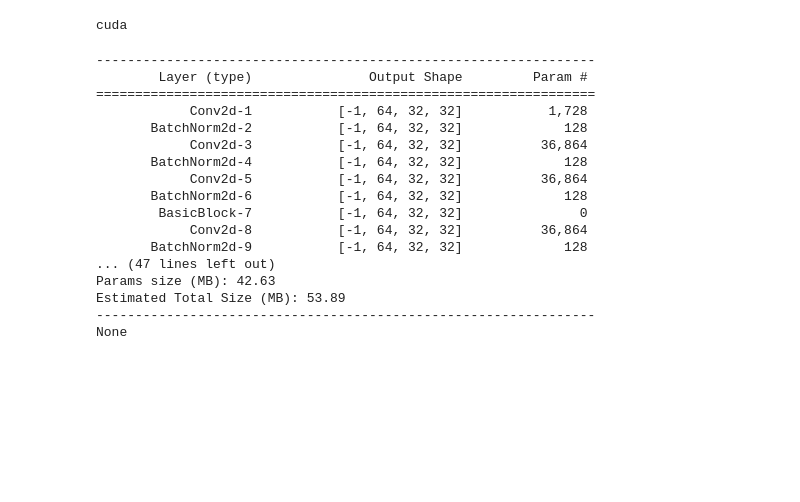
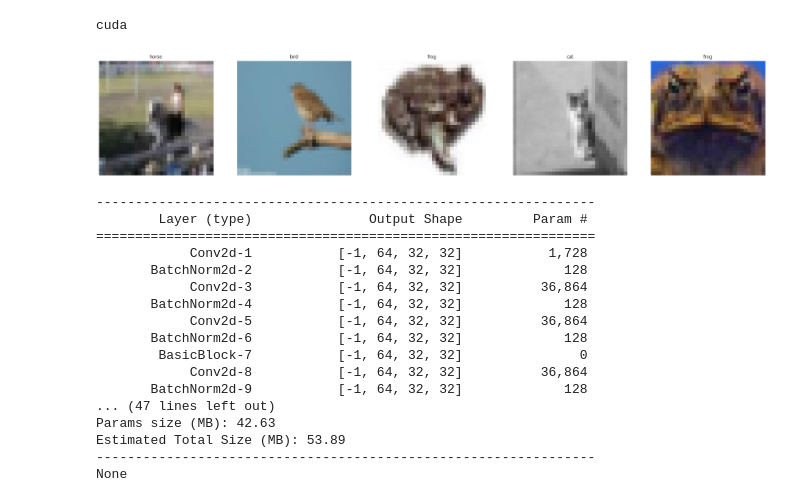
Before and after one commit to rrishabh27/EVA5, a Jupyter notebook: S9/Session_9.ipynb, the cells around one changed output. Cells and saved outputs as stored; diff of their text form; code cells hidden in the pictures; blank space fills up the shorter version.

```diff
--- a/S9/Session_9.ipynb
+++ b/S9/Session_9.ipynb
@@ -62,6 +62,11 @@ cuda
 # classes in the data
 classes = ('plane', 'car', 'bird', 'cat',
            'deer', 'dog', 'frog', 'horse', 'ship', 'truck')
+# %%
+# plotting dataset images(32x32)
+show_image.plot_dataset_images(device, classes, test_loader, mean, std, num_of_images=5)
+# %% [output]
+[figure, added]
 # %%
 # model summary
 net = resnet.ResNet18().to(device)
```
Also changed, not shown: parts of 2 cells of this notebook.
